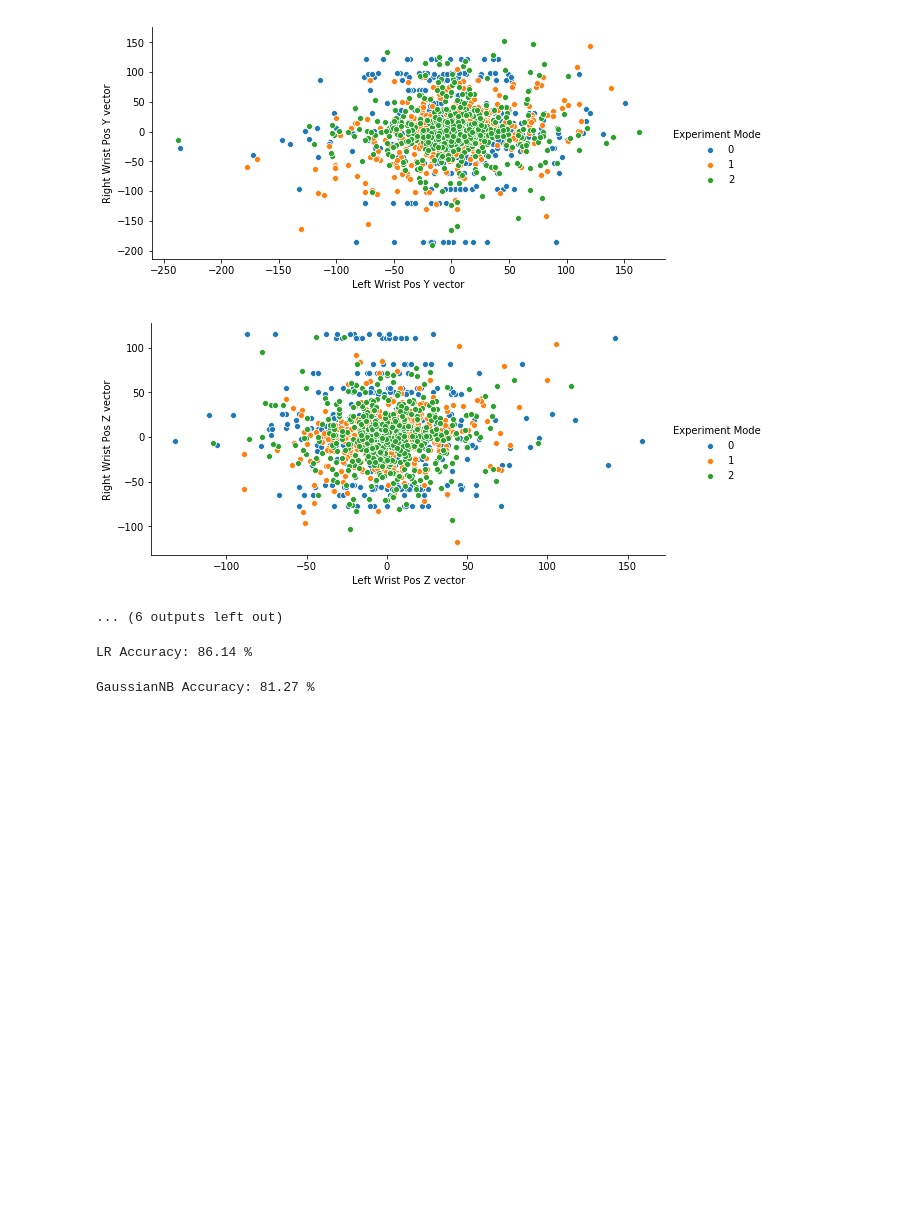
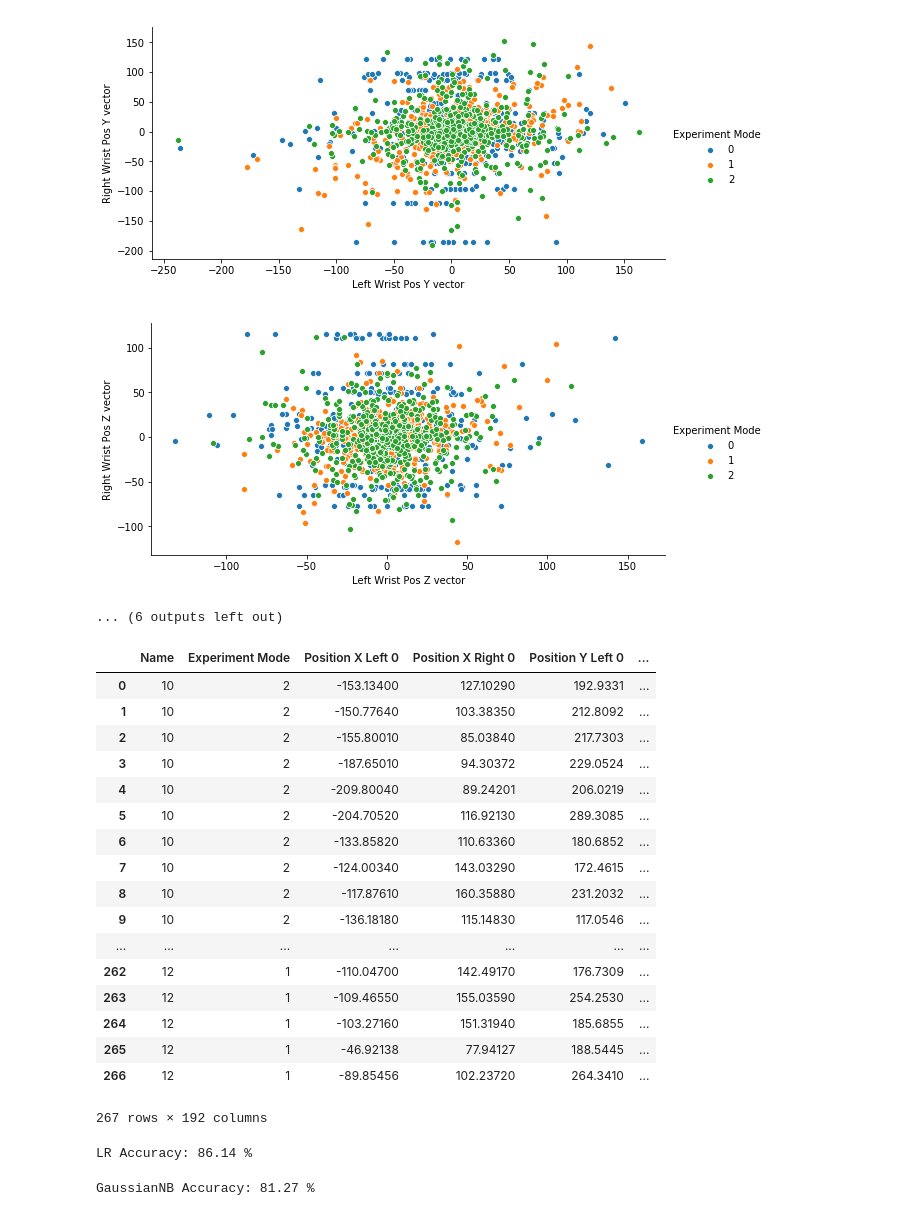
Before and after one commit to Eliot100/finl-work, a Jupyter notebook: עבודה סופית 2.ipynb, the cells around one changed output. Saved outputs shown, nothing was run; the diff lists cells and outputs as text; code cells hidden in the pictures; blank space fills up the shorter version.

```diff
--- a/עבודה סופית 2.ipynb
+++ b/עבודה סופית 2.ipynb
@@ -311,7 +303,7 @@ TrainingPeopleFolders = [r'\Evyatar Cohen',
                          r'\Yoel Raz' ]
 TrainingPath = r'C:\Users\user\Desktop\Exel files\semester_2_final\Training'
 # %%
-df0 = pd.DataFrame(columns=['Name', 'Experiment Mode',
+df00 = pd.DataFrame(columns=['Name', 'Experiment Mode',
                             ' Position X Left 0', ' Position X Right 0',
                             ' Position Y Left 0', ' Position Y Right 0',
                             ' Position Z Left 0', ' Position Z Right 0',
@@ -413,6 +405,7 @@ df0 = pd.DataFrame(columns=['Name', 'Experiment Mode',
                             'Time 4',
                             ' Frame ID 4' ])
 # %%
+df0 = df00.copy()
 NameCunter = 0
 for x in TrainingPeopleFolders:
     PersonTrainingFiles = glob.glob(TrainingPath +x+ "/*.csv")
@@ -698,3 +589,5 @@ TestDf = pd.DataFrame(columns=['Name', 'Experiment Mode',
+# %%
+TestDf = df00.copy()
 # %%
 TestingPeopleFolders = ['\Itiel Lab', '\Mor SHerman', '\Oded Medina']
 # %%
@@ -723,6 +616,27 @@ for x in TestingPeopleFolders:
         df = get_part_of_finaldf(df)
         TestDf = TestDf.append(df.dropna())
         TestDf = nogg(TestDf)
+# %%
+TestDf
+# %% [output]
+|  | Name | Experiment Mode | Position X Left 0 | Position X Right 0 | Position Y Left 0 | ... |
+| 0 | 10 | 2 | -153.13400 | 127.10290 | 192.9331 | ... |
+| 1 | 10 | 2 | -150.77640 | 103.38350 | 212.8092 | ... |
+| 2 | 10 | 2 | -155.80010 | 85.03840 | 217.7303 | ... |
+| 3 | 10 | 2 | -187.65010 | 94.30372 | 229.0524 | ... |
+| 4 | 10 | 2 | -209.80040 | 89.24201 | 206.0219 | ... |
+| 5 | 10 | 2 | -204.70520 | 116.92130 | 289.3085 | ... |
+| 6 | 10 | 2 | -133.85820 | 110.63360 | 180.6852 | ... |
+| 7 | 10 | 2 | -124.00340 | 143.03290 | 172.4615 | ... |
+| 8 | 10 | 2 | -117.87610 | 160.35880 | 231.2032 | ... |
+| 9 | 10 | 2 | -136.18180 | 115.14830 | 117.0546 | ... |
+| ... | ... | ... | ... | ... | ... | ... |
+| 262 | 12 | 1 | -110.04700 | 142.49170 | 176.7309 | ... |
+| 263 | 12 | 1 | -109.46550 | 155.03590 | 254.2530 | ... |
+| 264 | 12 | 1 | -103.27160 | 151.31940 | 185.6855 | ... |
+| 265 | 12 | 1 | -46.92138 | 77.94127 | 188.5445 | ... |
+| 266 | 12 | 1 | -89.85456 | 102.23720 | 264.3410 | ... |
+267 rows × 192 columns
 # %%
 # for x in columns1 :
 #     df0['Left'+x+' vector'] = ((df0[x+' Left 1'] - df0[x+' Left 0'])
```
Also changed, not shown: parts of 13 cells of this notebook.
